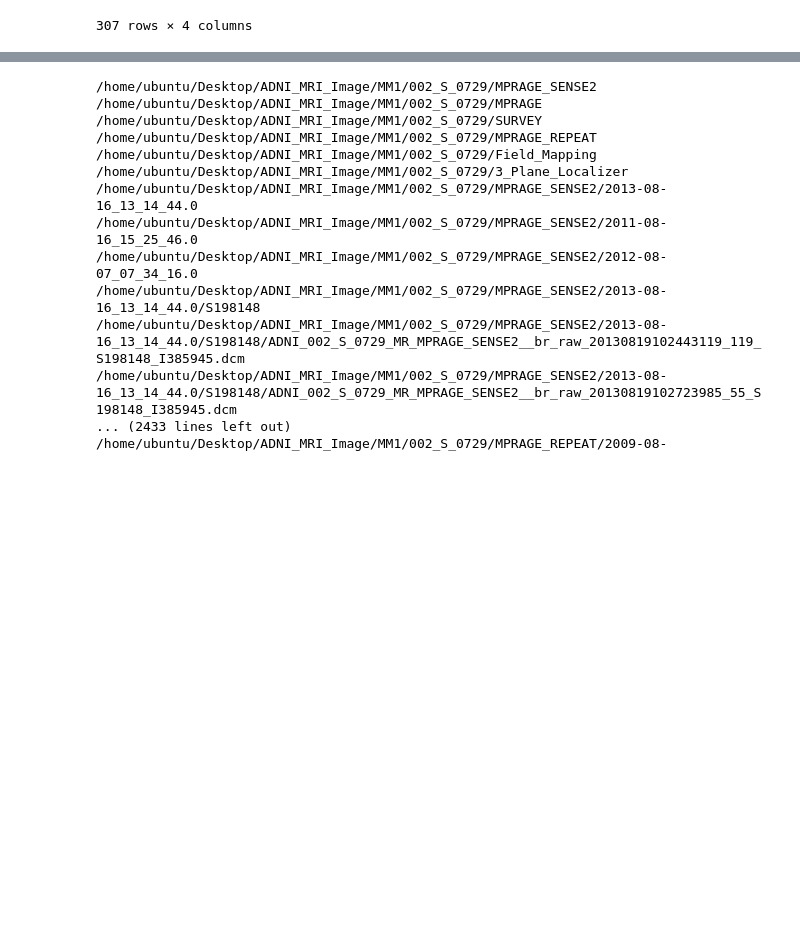
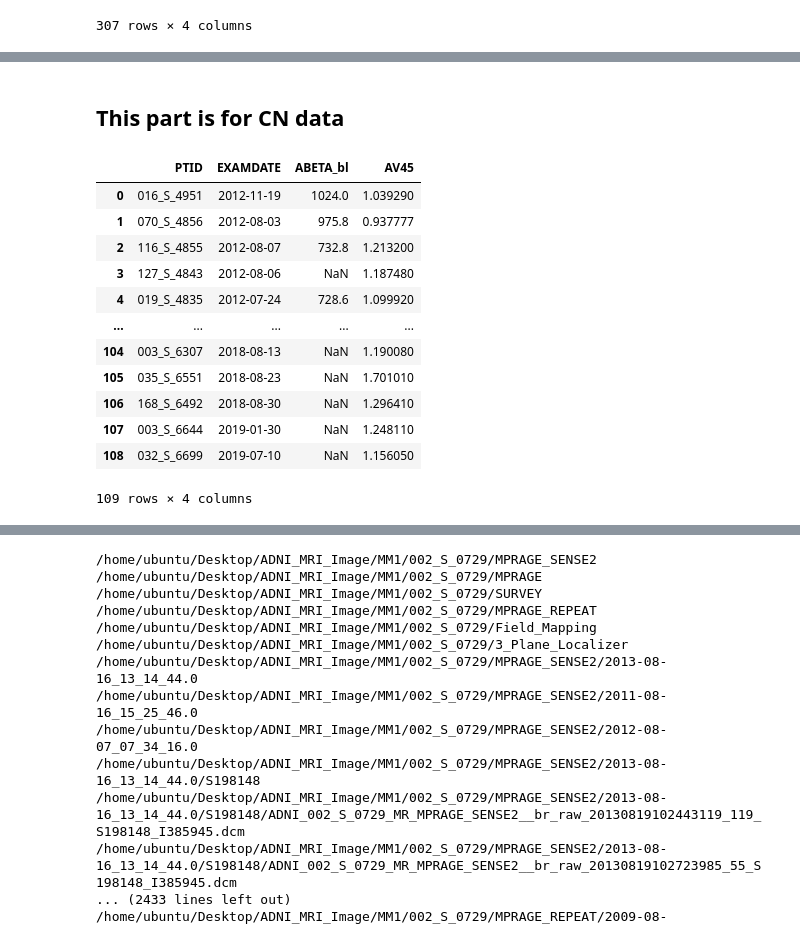
Before and after one commit to ulysses1881826/neuroScript, a Jupyter notebook: dicomToNii.ipynb, the cells around one changed output, grey strips where cells are left out. Saved outputs shown, nothing was run; the diff lists cells and outputs as text; code cells hidden in the pictures; blank space fills up the shorter version.

```diff
--- a/dicomToNii.ipynb
+++ b/dicomToNii.ipynb
@@ -22,0 +25,2 @@ aimedSubFolderNameList.txt  nii_MCI/
+# %%
+csvPath = "/home/ubuntu/Desktop/ADNI_MRI_Image/csvFiles"
@@ -53 +241,21 @@ MCI_amyloid_pos['EXAMDATE'][1].split('-')
+# %% [markdown]
+## This part is for CN data
+# %%
+CN_amyloid_pos = pd.read_csv(os.path.join(csvPath,'CN_amyloid_pos.csv'))
+# %%
+CN_amyloid_pos
+# %% [output]
+|  | PTID | EXAMDATE | ABETA_bl | AV45 |
+| 0 | 016_S_4951 | 2012-11-19 | 1024.0 | 1.039290 |
+| 1 | 070_S_4856 | 2012-08-03 | 975.8 | 0.937777 |
+| 2 | 116_S_4855 | 2012-08-07 | 732.8 | 1.213200 |
+| 3 | 127_S_4843 | 2012-08-06 | NaN | 1.187480 |
+| 4 | 019_S_4835 | 2012-07-24 | 728.6 | 1.099920 |
+| ... | ... | ... | ... | ... |
+| 104 | 003_S_6307 | 2018-08-13 | NaN | 1.190080 |
+| 105 | 035_S_6551 | 2018-08-23 | NaN | 1.701010 |
+| 106 | 168_S_6492 | 2018-08-30 | NaN | 1.296410 |
+| 107 | 003_S_6644 | 2019-01-30 | NaN | 1.248110 |
+| 108 | 032_S_6699 | 2019-07-10 | NaN | 1.156050 |
+109 rows × 4 columns
 # %%
```
Also changed, not shown: parts of 27 cells of this notebook, 5 other files.
